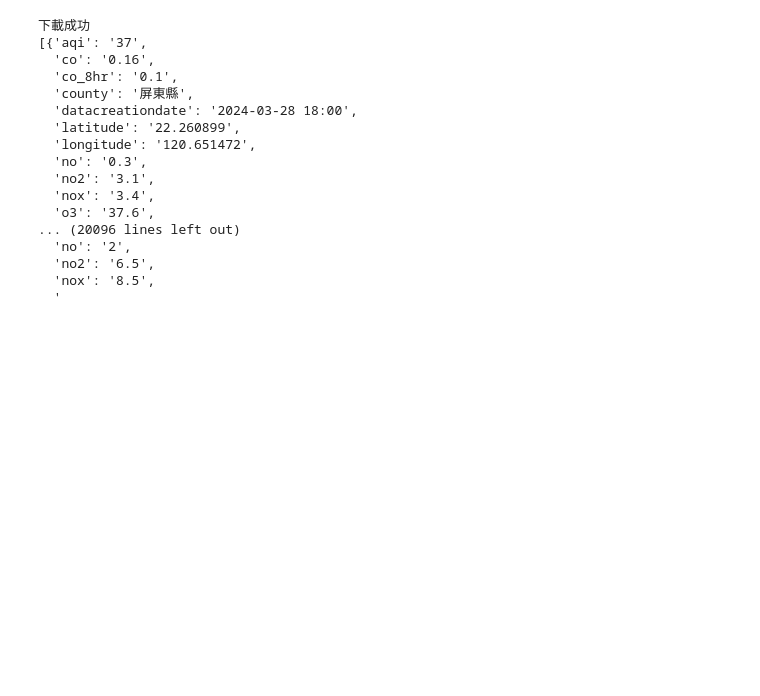
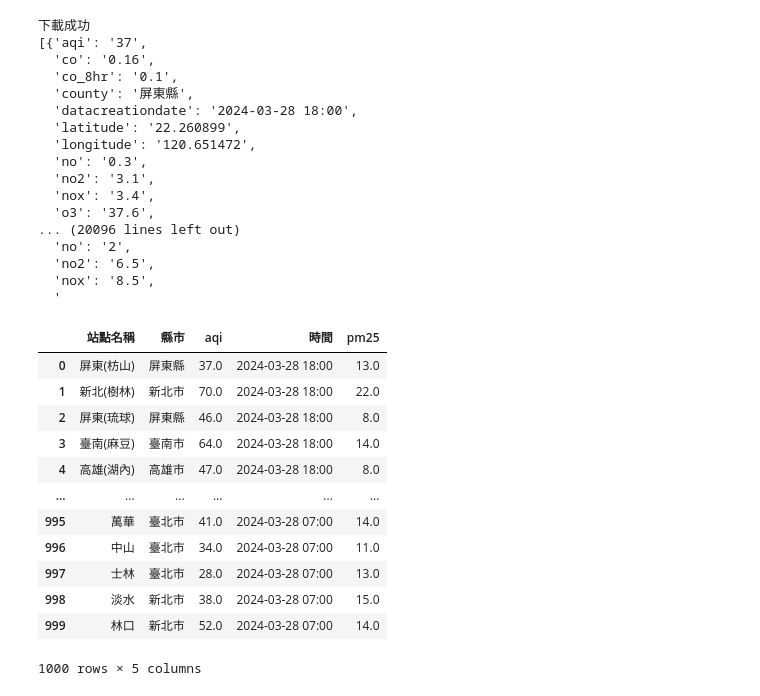
Before and after one commit to roberthsu2003/__2024_02_20_2_4__, a Jupyter notebook: lesson12/lesson12_1.ipynb, the cells around one changed output. Cells and saved outputs as stored; diff of their text form; code cells hidden in the pictures; blank space fills up the shorter version.

```diff
--- a/lesson12/lesson12_1.ipynb
+++ b/lesson12/lesson12_1.ipynb
@@ -77,3 +77,20 @@ sites:Sites = Sites.model_validate(data)
 # %%
 download_data = sites.model_dump()
 pprint(download_data)
+# %%
+import pandas as pd
+pd.DataFrame(download_data)
+# %% [output]
+|  | 站點名稱 | 縣市 | aqi | 時間 | pm25 |
+| 0 | 屏東(枋山) | 屏東縣 | 37.0 | 2024-03-28 18:00 | 13.0 |
+| 1 | 新北(樹林) | 新北市 | 70.0 | 2024-03-28 18:00 | 22.0 |
+| 2 | 屏東(琉球) | 屏東縣 | 46.0 | 2024-03-28 18:00 | 8.0 |
+| 3 | 臺南(麻豆) | 臺南市 | 64.0 | 2024-03-28 18:00 | 14.0 |
+| 4 | 高雄(湖內) | 高雄市 | 47.0 | 2024-03-28 18:00 | 8.0 |
+| ... | ... | ... | ... | ... | ... |
+| 995 | 萬華 | 臺北市 | 41.0 | 2024-03-28 07:00 | 14.0 |
+| 996 | 中山 | 臺北市 | 34.0 | 2024-03-28 07:00 | 11.0 |
+| 997 | 士林 | 臺北市 | 28.0 | 2024-03-28 07:00 | 13.0 |
+| 998 | 淡水 | 新北市 | 38.0 | 2024-03-28 07:00 | 15.0 |
+| 999 | 林口 | 新北市 | 52.0 | 2024-03-28 07:00 | 14.0 |
+1000 rows × 5 columns
```
